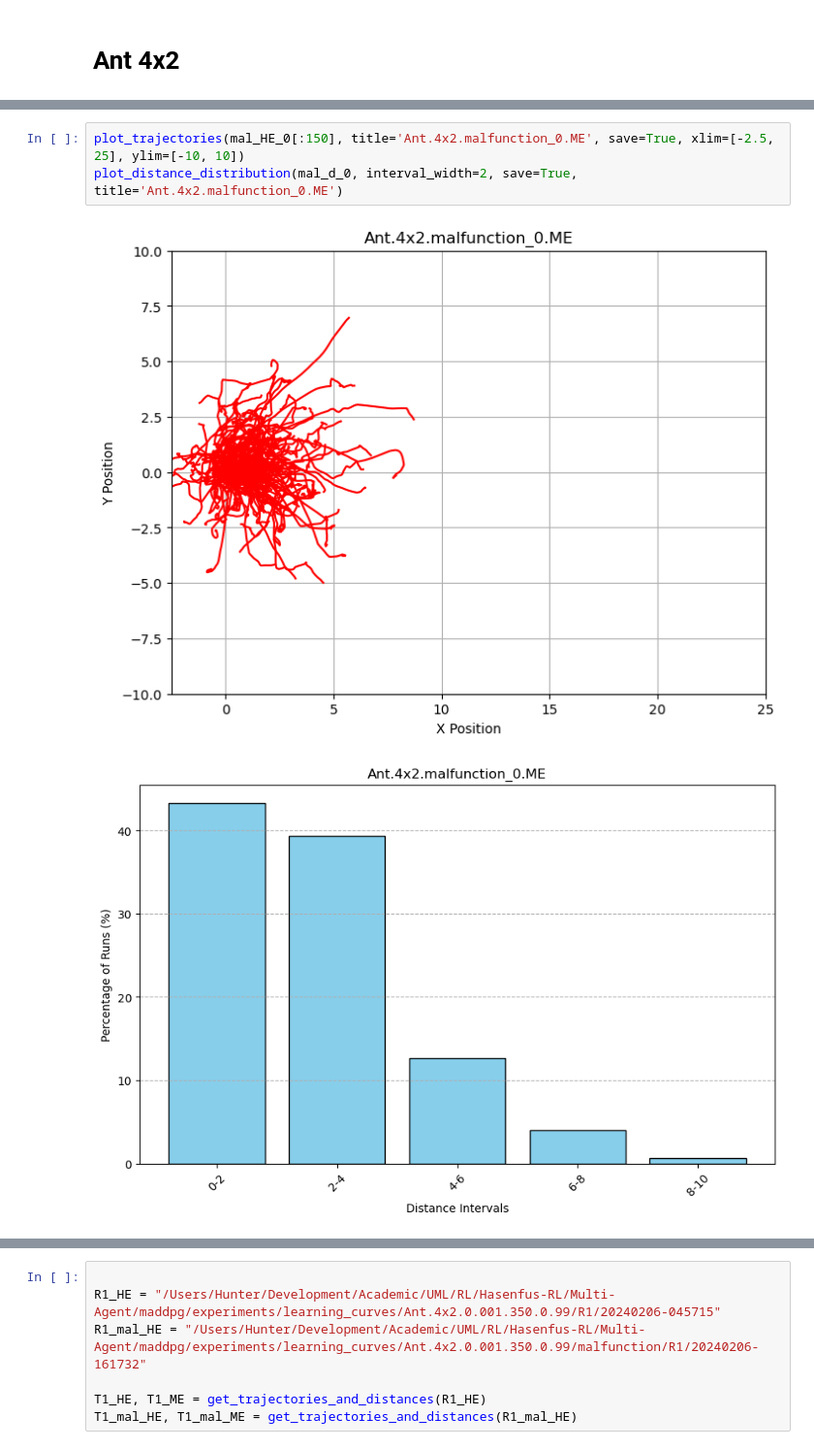
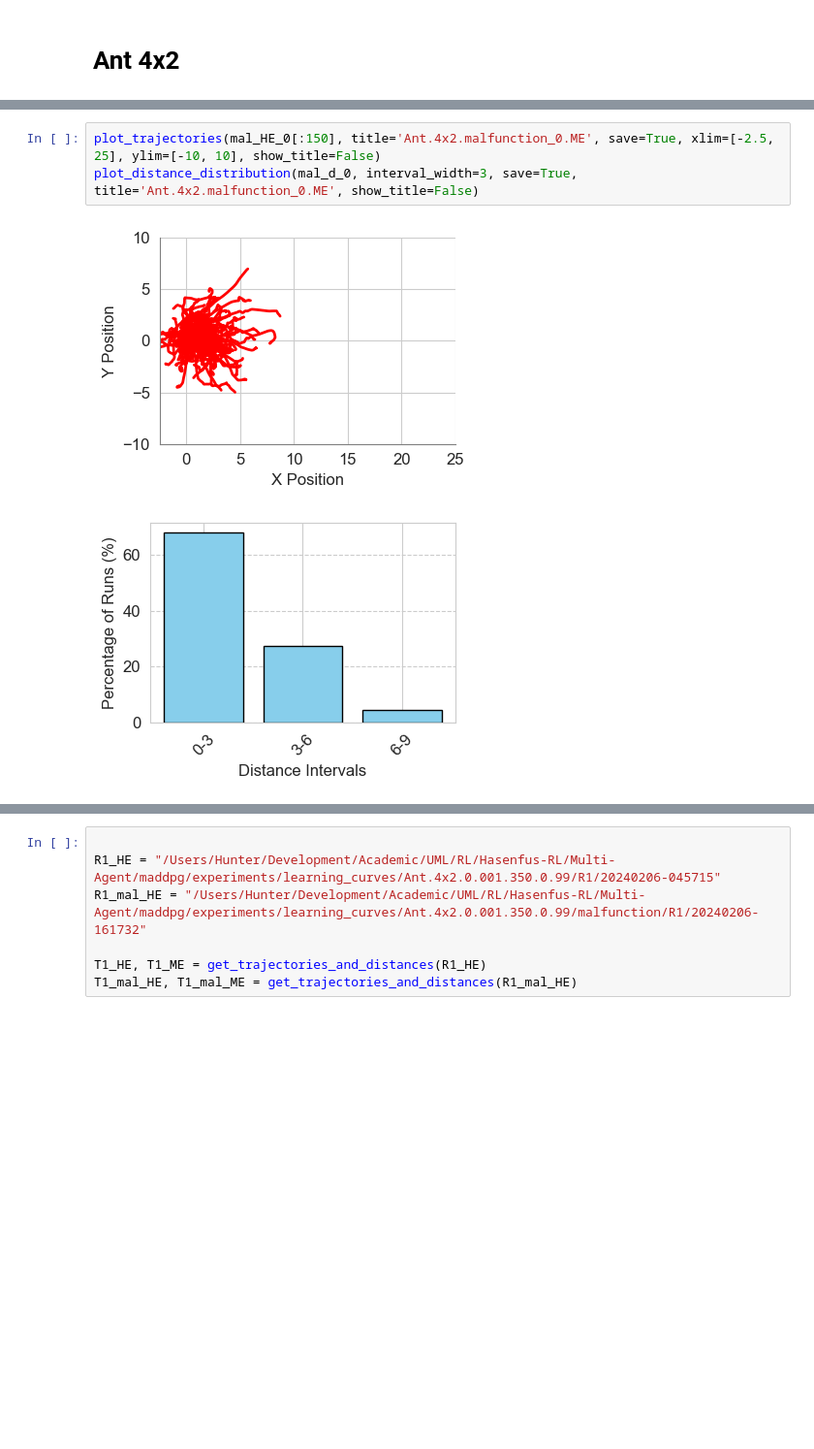
Before and after one commit to Hasenfus/maddpg, a Jupyter notebook: experiments/Analysis/MMJC-trajectories.ipynb, the cells around one changed output, grey strips where cells are left out. Shown: that part at 97% size. Saved outputs shown, nothing was run; the diff lists cells and outputs as text; blank space fills up the shorter version.

```diff
--- a/experiments/Analysis/MMJC-trajectories.ipynb
+++ b/experiments/Analysis/MMJC-trajectories.ipynb
@@ -39,7 +39,7 @@ plot_distance_distribution(d,title='Ant.4x2.HE', interval_width=2, save=True)
 # %%
-plot_trajectories(mal_HE_0[:150], title='Ant.4x2.malfunction_0.ME', save=True, xlim=[-2.5, 25], ylim=[-10, 10])
-plot_distance_distribution(mal_d_0, interval_width=2, save=True, title='Ant.4x2.malfunction_0.ME')
+plot_trajectories(mal_HE_0[:150], title='Ant.4x2.malfunction_0.ME', save=True, xlim=[-2.5, 25], ylim=[-10, 10], show_title=False)
+plot_distance_distribution(mal_d_0, interval_width=3, save=True, title='Ant.4x2.malfunction_0.ME', show_title=False)
 # %% [output]
-[figure, old version]
+[figure, new version]
-[figure, old version]
+[figure, new version]
 # %%
```
Also changed, not shown: parts of 18 cells of this notebook, 44 other files.
